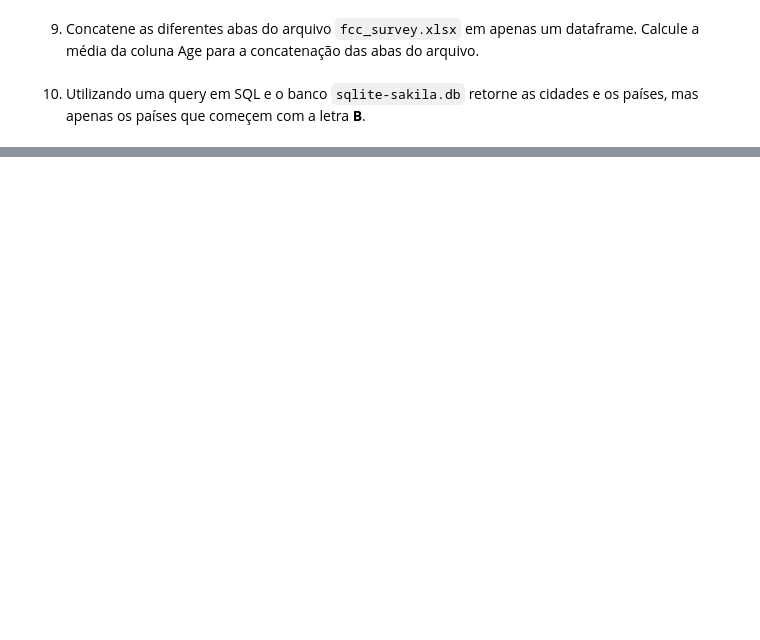
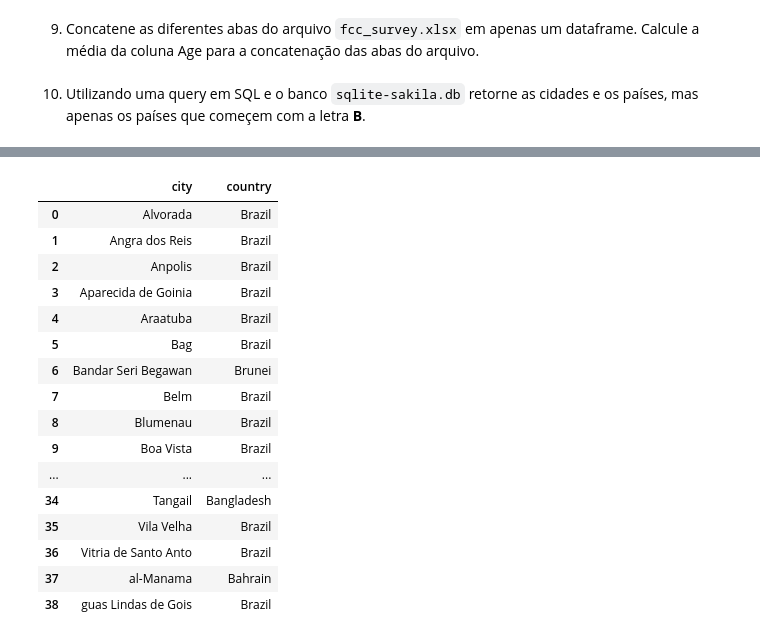
Before and after one commit to jonatasmonnerat/ada_analytics_engineering, a Jupyter notebook: Atividade 01.ipynb, the cells around one changed output, grey strips where cells are left out. Drawn from its saved outputs; the diff is of its cells as text; code cells hidden in the pictures; blank space fills up the shorter version.

```diff
--- a/Atividade 01.ipynb
+++ b/Atividade 01.ipynb
@@ -39,0 +157,2 @@ Visualize os nomes das colunas selecionadas no dataframe resultante.
+# %%
+engine = create_engine('sqlite:///./sqlite-sakila.db')
@@ -39,0 +179,35 @@ Visualize os nomes das colunas selecionadas no dataframe resultante.
+# %%
+sql_query ='''
+select distinct
+    b.city,
+    a.country
+from
+    country as a
+left join
+    city as b
+on a.country_id = b.country_id
+where
+    a.country like "B%"
+order by b.city, a.country
+
+ '''
+df_country_B = pd.read_sql_query(sql_query, engine)
+df_country_B
+# %% [output]
+|  | city | country |
+| 0 | Alvorada | Brazil |
+| 1 | Angra dos Reis | Brazil |
+| 2 | Anpolis | Brazil |
+| 3 | Aparecida de Goinia | Brazil |
+| 4 | Araatuba | Brazil |
+| 5 | Bag | Brazil |
+| 6 | Bandar Seri Begawan | Brunei |
+| 7 | Belm | Brazil |
+| 8 | Blumenau | Brazil |
+| 9 | Boa Vista | Brazil |
+| ... | ... | ... |
+| 34 | Tangail | Bangladesh |
+| 35 | Vila Velha | Brazil |
+| 36 | Vitria de Santo Anto | Brazil |
+| 37 | al-Manama | Bahrain |
+| 38 | guas Lindas de Gois | Brazil |
```
Also changed, not shown: parts of 16 cells of this notebook, 2 other files.
